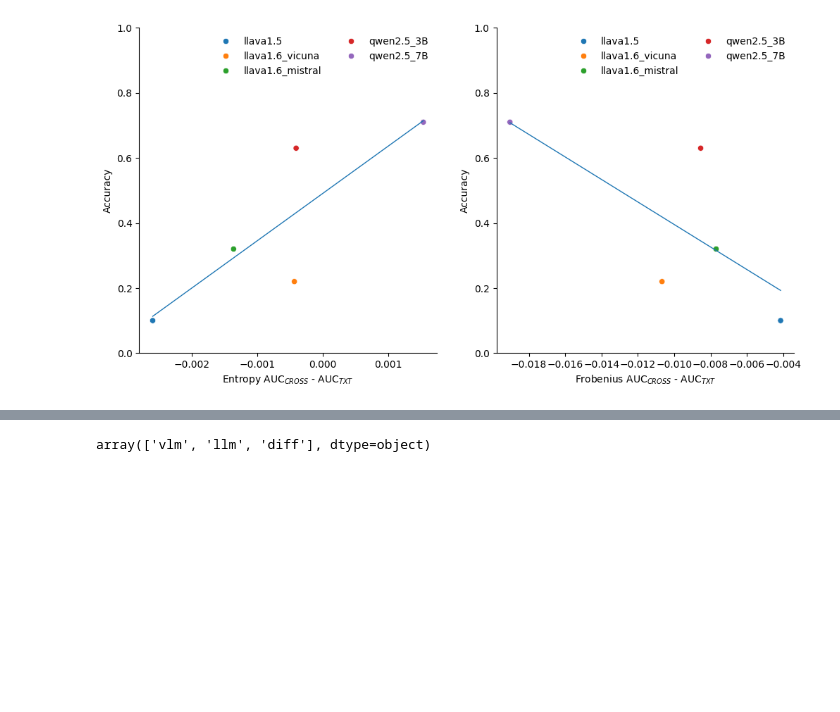
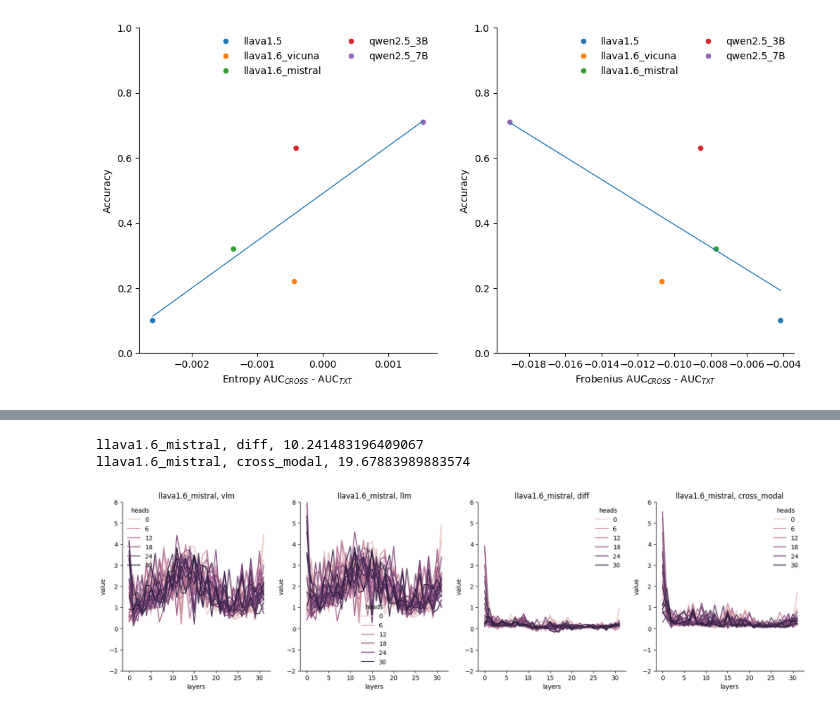
Before and after one commit to PRBorole/MALT, a Jupyter notebook: notebooks/attention/MATE_llava7B_attention.ipynb, the cells around one changed output, grey strips where cells are left out. Drawn from its saved outputs; the diff is of its cells as text; code cells hidden in the pictures; blank space fills up the shorter version.

Commit message:
attention diff

```diff
--- a/notebooks/attention/MATE_llava7B_attention.ipynb
+++ b/notebooks/attention/MATE_llava7B_attention.ipynb
@@ -326,3 +328,40 @@ qwen2.5_7B, cross_modal, 7.349114629691261
 # %%
+model_ls = ['llava1.6_mistral']
+matrix_ls = ['vlm', 'llm', 'diff', 'cross_modal']
+
+fig,ax= plt.subplots(nrows=len(model_ls), ncols=len(matrix_ls), figsize=(5*len(matrix_ls),5*len(model_ls)))
+
+for idx, model in enumerate(model_ls):
+    df = pd.read_csv(f'./results/{model}/attention/entropy_diff_image_gray_cylinder_7.csv',index_col=0)
+    for jdx, mat in enumerate(matrix_ls):
+
+        plot_df = df[df['matrix']==mat]
+        b = sns.lineplot(
+            data=plot_df,
+            x='layers',
+            y='value',
+            hue='heads',
+            errorbar=("pi", pi),
+            # style='prompt',
+            ax=ax[jdx],
+        )
+        b.set_title(f'{model}, {mat}')
+        b.set(ylim=(-2,6))
+
+        if mat=='diff' or mat=='cross_modal':
+            print(f"{model}, {mat}, {np.linalg.norm(plot_df['value'],ord=2)}")
+        b.legend(frameon=False, title='heads')
+
+
+        # b = sns.heatmap(
+        #     data=plot_df[['value', 'heads', 'layers']].pivot(index='heads', columns='layers'),
+        #     ax=ax[1][jdx]
+        # )
+        # b.set_title(mat)
+
+
+sns.despine(top=True, right=True)
 # %% [output]
-array(['vlm', 'llm', 'diff'], dtype=object)
+llava1.6_mistral, diff, 10.241483196409067
+llava1.6_mistral, cross_modal, 19.67883989883574
+[figure, added]
```
Also changed, not shown: parts of 1 cell of this notebook, 3 other files.
